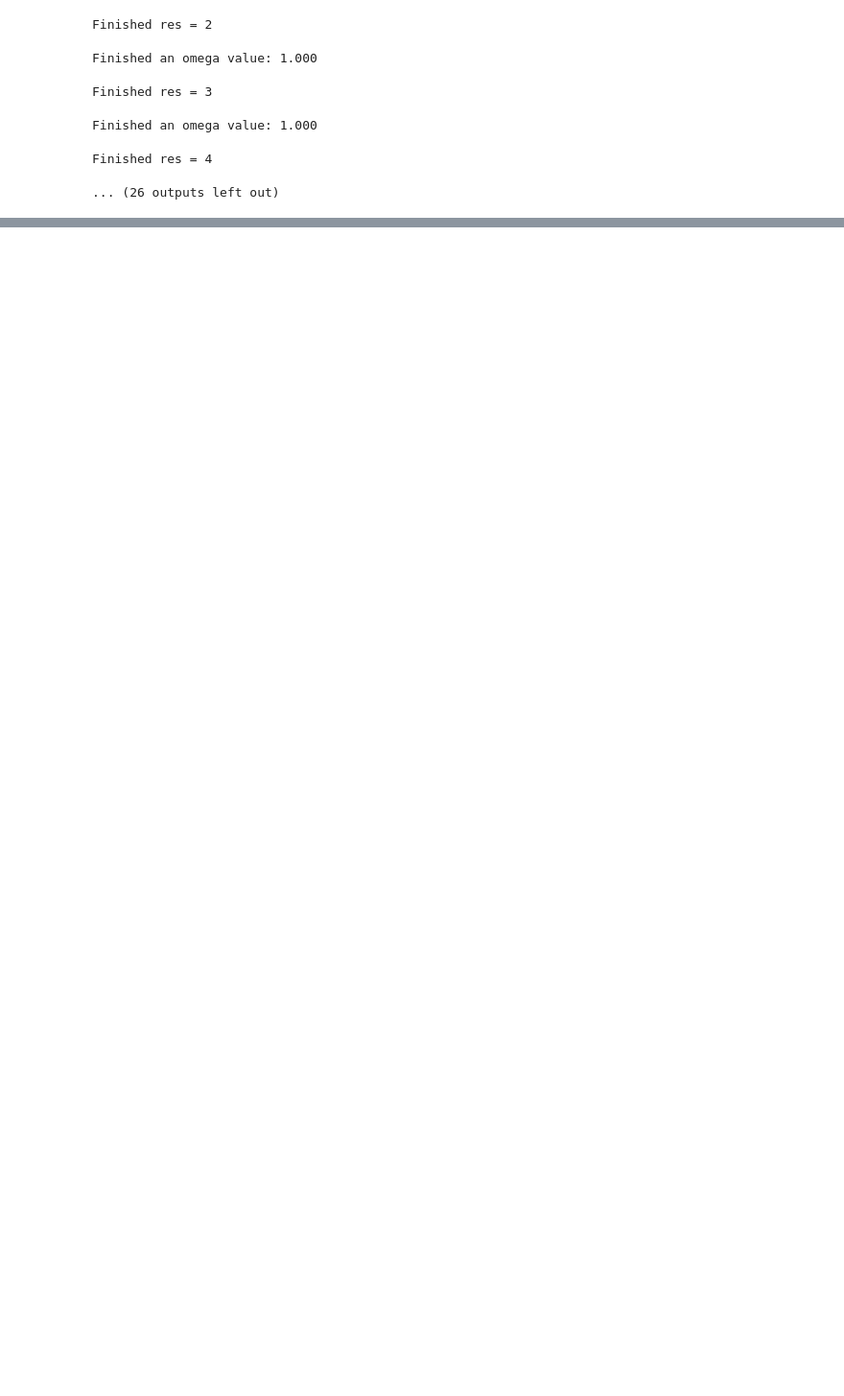
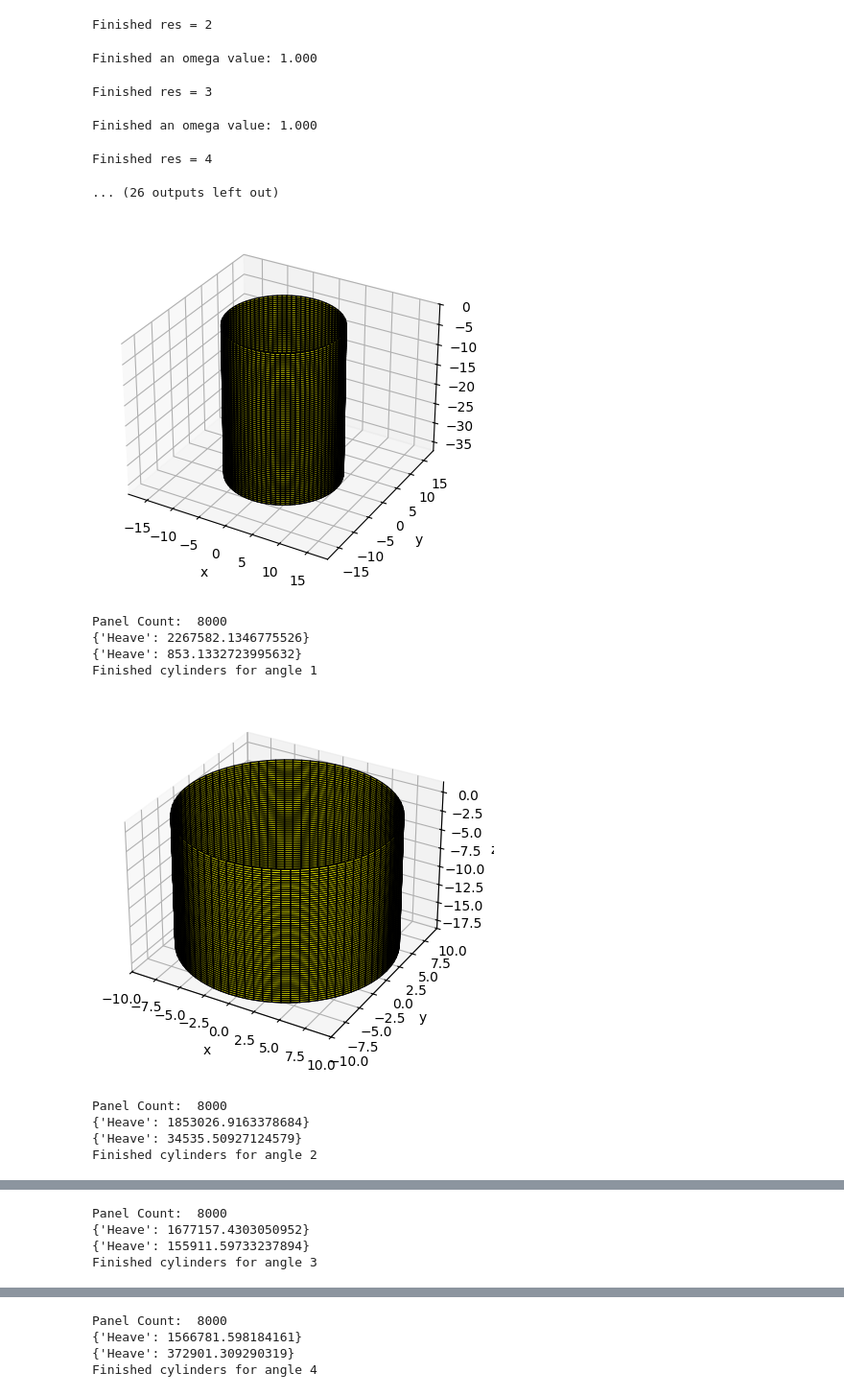
Before and after one commit to symbiotic-engineering/OpenFLASH, a Jupyter notebook: analysis/slant_data_generation.ipynb, the cells around one changed output, grey strips where cells are left out. Shown at 96% size. Drawn from its saved outputs; the diff is of its cells as text; code cells hidden in the pictures; blank space fills up the shorter version.

```diff
--- a/analysis/slant_data_generation.ipynb
+++ b/analysis/slant_data_generation.ipynb
@@ -1,5 +1,6 @@
 # %%
 import numpy as np
+import time
 import pickle
 import openflash
 print(type(openflash))
@@ -29,6 +30,8 @@ import sys
 from pathlib import Path
 HERE = Path.cwd().resolve()
 store_path_str = str((HERE / "data" / "slants.pkl").resolve())
+store_path2_str = str((HERE / "data" / "slope-slants.pkl").resolve())
+store_path3_str = str((HERE / "data" / "potential-slants.pkl").resolve())
 
 multi_condensed_dir = (HERE / ".." / "dev" / "python").resolve()
 if str(multi_condensed_dir) not in sys.path:
@@ -292,0 +311,46 @@ Finished res = 4
+# %%
+h, width, omega_val = 50, 10, 1
+big_nmk_1 = 400
+angles = [np.pi / 12, np.pi/6, np.pi/4, np.pi/3, 5 * np.pi / 12]
+# slope_varying_data = { i : {"angle" : angles[i - 1], "ams" : [], "dps" : [], "cpt am" : None, "cpt dp" : None} for i in range(1, 6)} # i = number of twelvths of pi
+with open(store_path2_str, 'rb') as file:
+    slope_varying_data = pickle.load(file)
+
+
+# t1 = time.perf_counter()
+# for subdivisions in range(26, 31):
+#   for i in range(1, 6):
+#     ams, dps = solve_cone_config(h, angles[i - 1], width, subdivisions, omega_val, big_nmk = big_nmk_1)
+#     slope_varying_data[i]["ams"].append(ams[0])
+#     slope_varying_data[i]["dps"].append(dps[0])
+#   t2 = time.perf_counter()
+#   update_data_file(slope_varying_data, store_path2_str)
+#   print("Finished subdivision: " + str(subdivisions) + " in " + str(t2 - t1) + "s")
+#   t1 = t2
+
+# t1 = time.perf_counter()
+# for i in range(1, 6):
+#   am, dp = solve_cone_config_cpt(h, angles[i-1], width, omega_val)
+#   slope_varying_data[i]["cpt am"] = am
+#   slope_varying_data[i]["cpt dp"] = dp
+#   update_data_file(slope_varying_data, store_path2_str)
+#   t2 = time.perf_counter()
+#   print("Finished capytaine for angle " + str(i) + " in " + str(t2 - t1) + "s")
+#   t1 = t2
+
+# for i in range(1, 6):
+#     meem_am, meem_dp, cpt_am, cpt_dp = solve_cylinder_of_cone(h, angles[i-1], width, omega_val, big_nmk = 400)
+#     slope_varying_data[i]["cylinder"] = {"am" : meem_am, "dp" : meem_dp, "cpt am" : cpt_am, "cpt dp": cpt_dp}
+#     update_data_file(slope_varying_data, store_path2_str)
+#     print("Finished cylinders for angle " + str(i))
+# %% [output]
+[figure, added]
+Panel Count:  8000
+{'Heave': 2267582.1346775526}
+{'Heave': 853.1332723995632}
+Finished cylinders for angle 1
+[figure, added]
+Panel Count:  8000
+{'Heave': 1853026.9163378684}
+{'Heave': 34535.50927124579}
+Finished cylinders for angle 2
@@ -292,0 +358,4 @@ Finished res = 4
+Panel Count:  8000
+{'Heave': 1677157.4303050952}
+{'Heave': 155911.59733237894}
+Finished cylinders for angle 3
@@ -292,0 +363,4 @@ Finished res = 4
+Panel Count:  8000
+{'Heave': 1566781.598184161}
+{'Heave': 372901.309290319}
+Finished cylinders for angle 4
```
Also changed, not shown: parts of 8 cells of this notebook, 17 other files.
